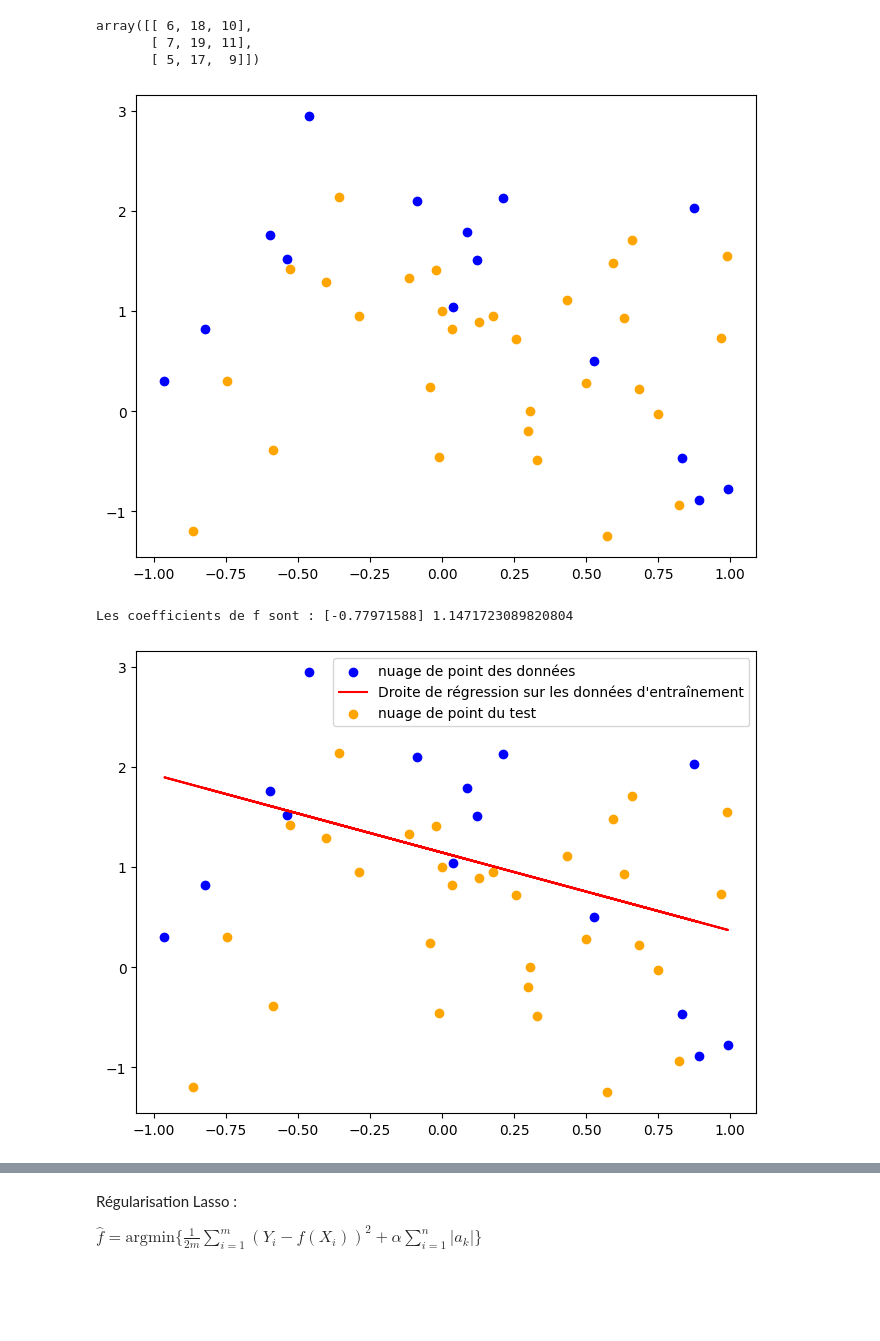
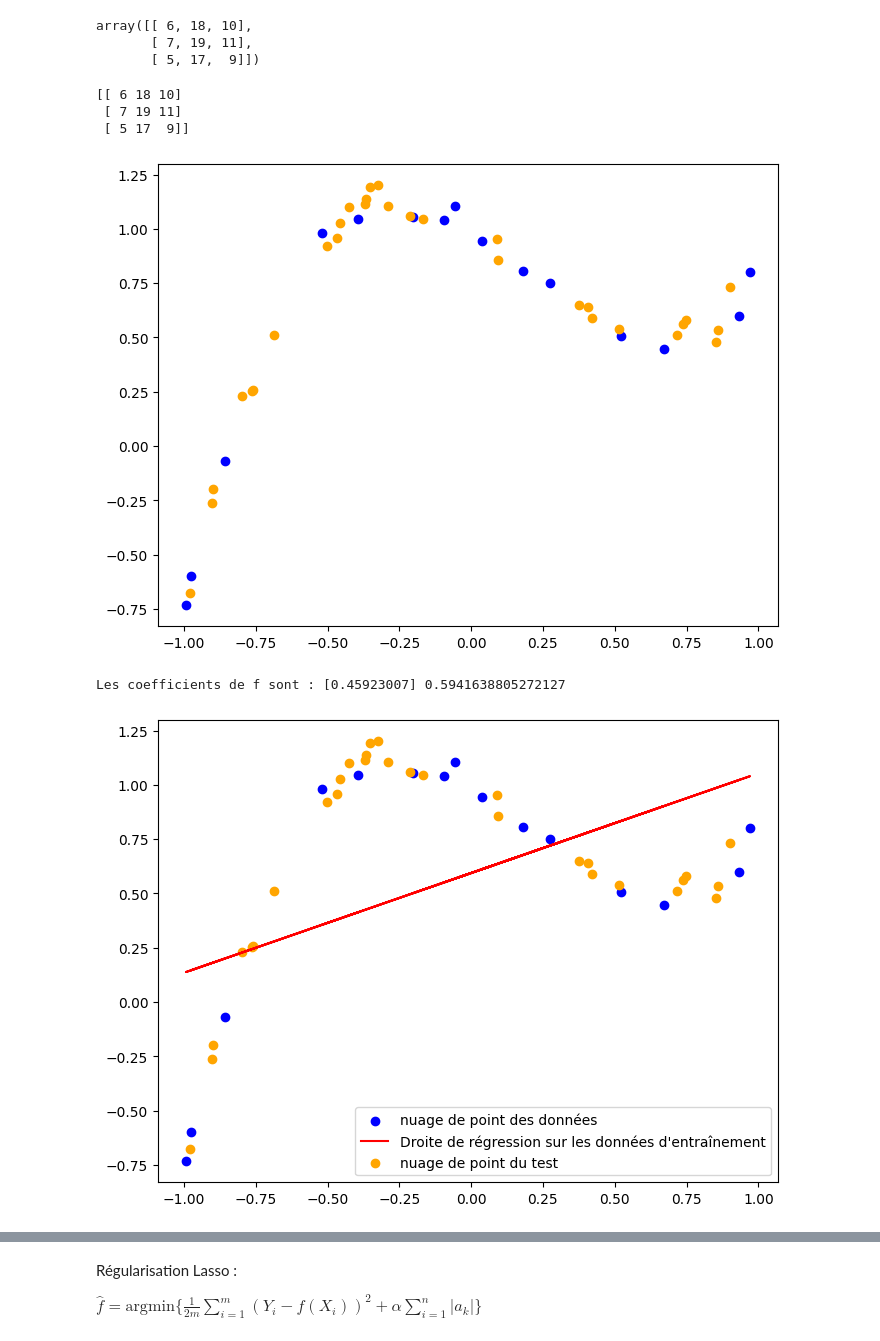
Before and after one commit to AugustinCablant/Learning-ML, a Jupyter notebook: TP_ENSAE_2A/TP1.ipynb, the cells around one changed output, grey strips where cells are left out. Drawn from its saved outputs; the diff is of its cells as text; code cells hidden in the pictures; blank space fills up the shorter version.

```diff
--- a/TP_ENSAE_2A/TP1.ipynb
+++ b/TP_ENSAE_2A/TP1.ipynb
@@ -106,24 +124,44 @@ np.hstack((np.hstack((np.vstack((M[0:3,1:][1:],M[0:3,1:][0:1]))[:,0:1] ,np.vstac
 array([[ 6, 18, 10],
        [ 7, 19, 11],
        [ 5, 17,  9]])
+# %%
+M = np.arange(1,21).reshape((5,4)).T
+
+def find_matrix(M):
+    """ M is 4 x 4
+    """
+    if M.shape != (4,5):
+        print("La matrice n'a pas la bonne dimension")
+        return None
+    else:
+        N = M.copy()
+        N[0], N[3] = M[3], M[0]
+        N = N[1:, [1,4,2]]
+        return N
+
+print(find_matrix(M))
+# %% [output]
+[[ 6 18 10]
+ [ 7 19 11]
+ [ 5 17  9]]
 # %%
 def g(x):
     return (3/2)*x**3 - x**2 - (3/4)*x + 1
 
-x = np.random.uniform(-1,1, size = 15)
-eps = np.random.normal(0,1,15)
-Y = g(x) + eps
+x = np.random.uniform(-1, 1, size = 15)
+eps = np.random.normal(0, 1, 15)
+Y = g(x) + eps / 20
 
-x_test = np.random.uniform(-1,1, size = 30)
-eps_test = np.random.normal(0,1,30)
-Y_test = g(x_test) + eps_test
+x_test = np.random.uniform(-1, 1, size = 30)
+eps_test = np.random.normal(0, 1, 30)
+Y_test = g(x_test) + eps_test / 20
 
 plt.figure(figsize=(8,6))
 plt.scatter(x, Y, color = 'blue')
 plt.scatter(x_test, Y_test, color = 'orange')
 plt.show()
 # %% [output]
-[figure, old version]
+[figure, new version]
 # %%
 f = LinearRegression()
 X = x[:,np.newaxis]
@@ -132,7 +170,7 @@ X_test = x_test[:,np.newaxis]
 f.fit(X,Y)
 print("Les coefficients de f sont :", f.coef_, f.intercept_)
 # %% [output]
-Les coefficients de f sont : [-0.77971588] 1.1471723089820804
+Les coefficients de f sont : [0.45923007] 0.5941638805272127
 # %%
 prediction = f.predict(X)
 prediction_test = f.predict(X_test)
@@ -143,7 +181,7 @@ plt.scatter(x_test, Y_test, color = 'orange', label = "nuage de point du test")
 plt.legend()
 plt.show()
 # %% [output]
-[figure, old version]
+[figure, new version]
 # %%
 def MSE(Y_predict, Y_true):
     return np.mean((Y_predict - Y_true)**2)
```
Also changed, not shown: parts of 11 cells of this notebook.
